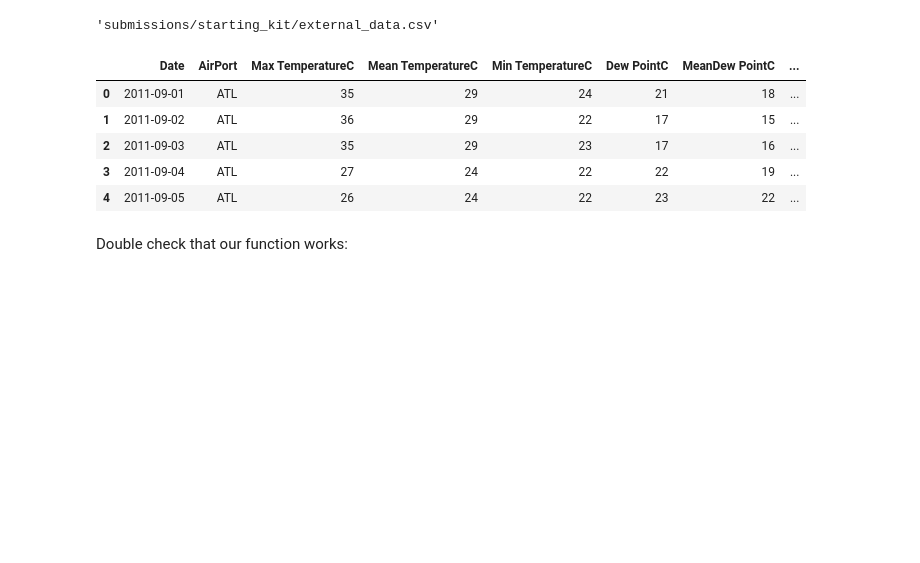
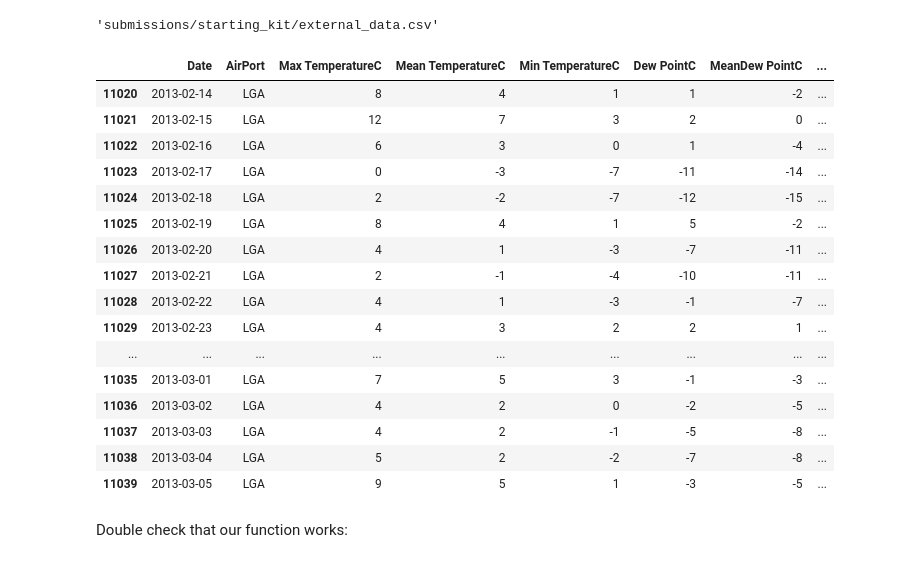
Before and after one commit to deeeplearning-fr/scikit-learn, a Jupyter notebook: air_passengers_starting_kit.ipynb, the cells around one changed output. Cells and saved outputs as stored; diff of their text form; code cells hidden in the pictures; blank space fills up the shorter version.

```diff
--- a/air_passengers_starting_kit.ipynb
+++ b/air_passengers_starting_kit.ipynb
@@ -828,14 +438,25 @@ filepath
 # %% [output]
 'submissions/starting_kit/external_data.csv'
 # %%
-pd.read_csv(filepath).head()
+pd.read_csv(filepath).tail(20)
 # %% [output]
 |  | Date | AirPort | Max TemperatureC | Mean TemperatureC | Min TemperatureC | Dew PointC | MeanDew PointC | ... |
-| 0 | 2011-09-01 | ATL | 35 | 29 | 24 | 21 | 18 | ... |
-| 1 | 2011-09-02 | ATL | 36 | 29 | 22 | 17 | 15 | ... |
-| 2 | 2011-09-03 | ATL | 35 | 29 | 23 | 17 | 16 | ... |
-| 3 | 2011-09-04 | ATL | 27 | 24 | 22 | 22 | 19 | ... |
-| 4 | 2011-09-05 | ATL | 26 | 24 | 22 | 23 | 22 | ... |
+| 11020 | 2013-02-14 | LGA | 8 | 4 | 1 | 1 | -2 | ... |
+| 11021 | 2013-02-15 | LGA | 12 | 7 | 3 | 2 | 0 | ... |
+| 11022 | 2013-02-16 | LGA | 6 | 3 | 0 | 1 | -4 | ... |
+| 11023 | 2013-02-17 | LGA | 0 | -3 | -7 | -11 | -14 | ... |
+| 11024 | 2013-02-18 | LGA | 2 | -2 | -7 | -12 | -15 | ... |
+| 11025 | 2013-02-19 | LGA | 8 | 4 | 1 | 5 | -2 | ... |
+| 11026 | 2013-02-20 | LGA | 4 | 1 | -3 | -7 | -11 | ... |
+| 11027 | 2013-02-21 | LGA | 2 | -1 | -4 | -10 | -11 | ... |
+| 11028 | 2013-02-22 | LGA | 4 | 1 | -3 | -1 | -7 | ... |
+| 11029 | 2013-02-23 | LGA | 4 | 3 | 2 | 2 | 1 | ... |
+| ... | ... | ... | ... | ... | ... | ... | ... | ... |
+| 11035 | 2013-03-01 | LGA | 7 | 5 | 3 | -1 | -3 | ... |
+| 11036 | 2013-03-02 | LGA | 4 | 2 | 0 | -2 | -5 | ... |
+| 11037 | 2013-03-03 | LGA | 4 | 2 | -1 | -5 | -8 | ... |
+| 11038 | 2013-03-04 | LGA | 5 | 2 | -2 | -7 | -8 | ... |
+| 11039 | 2013-03-05 | LGA | 9 | 5 | 1 | -3 | -5 | ... |
 # %%
 def _merge_external_data(X):
     filepath = os.path.join(
```
Also changed, not shown: parts of 66 cells of this notebook.
